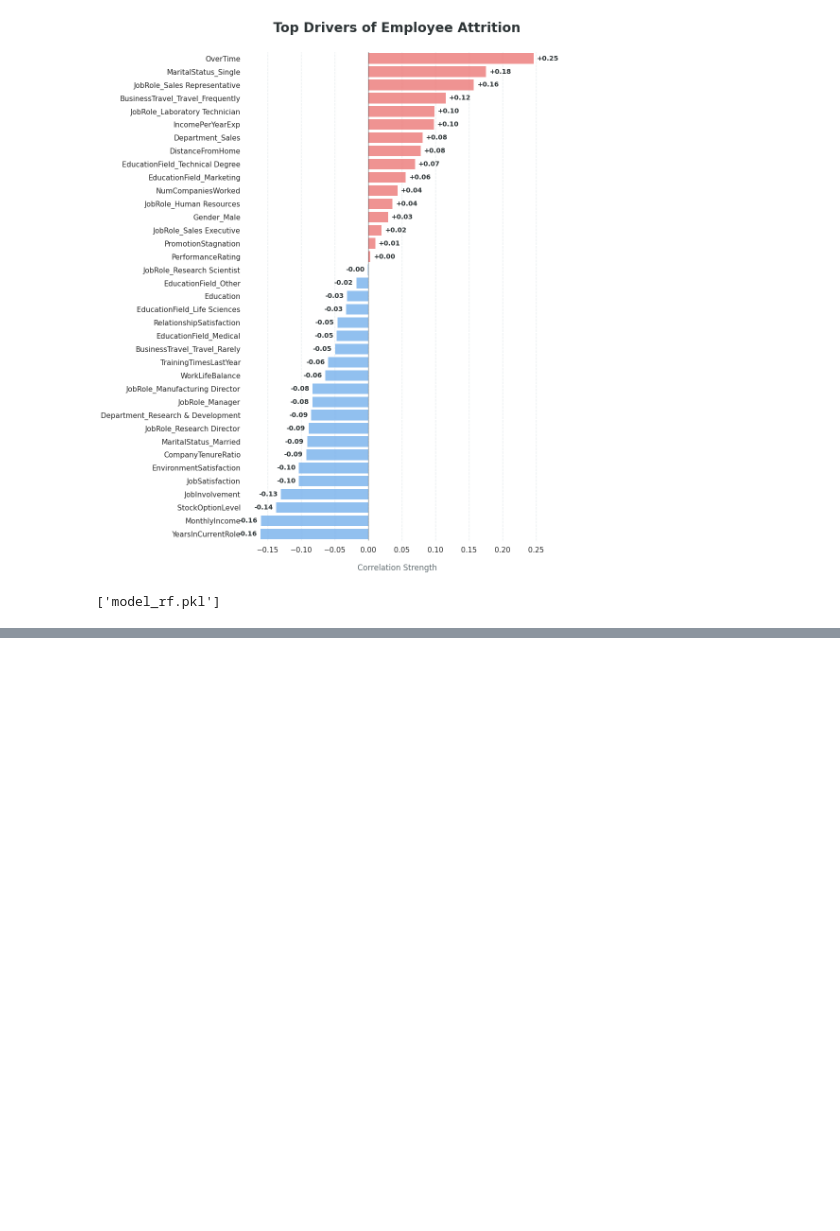
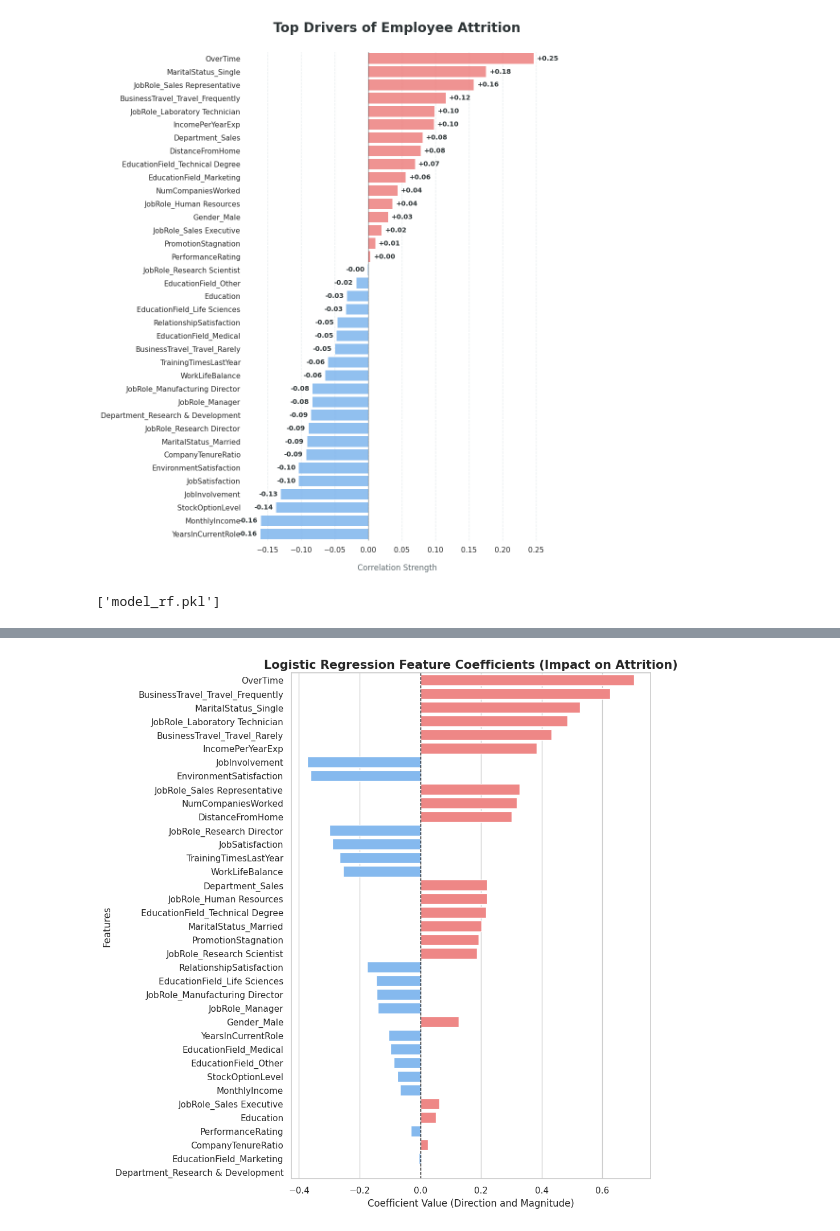
Before and after one commit to sofiahuang2225-prog/python-DM-group-k, a Jupyter notebook: ML_RF_LR.ipynb, the cells around one changed output, grey strips where cells are left out. Cells and saved outputs as stored; diff of their text form; code cells hidden in the pictures; blank space fills up the shorter version.

```diff
--- a/ML_RF_LR.ipynb
+++ b/ML_RF_LR.ipynb
@@ -555,0 +620,19 @@ joblib.dump(automl_rf, 'model_rf.pkl')
+# %%
+import pandas as pd
+
+# 從 FLAML 物件中取得最佳的 Logistic Regression 模型
+best_lr_model = model_lr.model.estimator
+
+# 取得係數 (coefficients)
+coefficients = best_lr_model.coef_[0]
+
+# 取得特徵名稱
+feature_names = df.columns[df.columns != 'Attrition']
+
+# 建立 DataFrame 並排序
+coef_df = pd.DataFrame({'Feature': feature_names, 'Coefficient': coefficients})
+coef_df['Abs_Coefficient'] = coef_df['Coefficient'].abs()
+coef_df = coef_df.sort_values(by='Abs_Coefficient', ascending=False).drop(columns=['Abs_Coefficient'])
+
+print("Logistic Regression Feature Coefficients:")
+display(coef_df)
@@ -555,0 +658,32 @@ joblib.dump(automl_rf, 'model_rf.pkl')
+# %%
+import seaborn as sns
+import matplotlib.pyplot as plt
+
+# 設定繪圖風格
+sns.set_theme(style="whitegrid")
+plt.figure(figsize=(10, 10))
+
+# 繪製長條圖
+# 根據係數正負給予不同顏色
+colors = ['#ff7675' if x > 0 else '#74b9ff' for x in coef_df['Coefficient']]
+
+sns.barplot(
+    x='Coefficient',
+    y='Feature',
+    data=coef_df,
+    palette=colors,
+    hue='Feature',
+    legend=False
+)
+
+plt.title('Logistic Regression Feature Coefficients (Impact on Attrition)', fontsize=15, fontweight='bold')
+plt.xlabel('Coefficient Value (Direction and Magnitude)', fontsize=12)
+plt.ylabel('Features', fontsize=12)
+
+# 加入垂直線標示 0
+plt.axvline(x=0, color='black', linestyle='--', linewidth=1)
+
+plt.tight_layout()
+plt.show()
+# %% [output]
+[figure, added]
```
Also changed, not shown: parts of 4 cells of this notebook.
